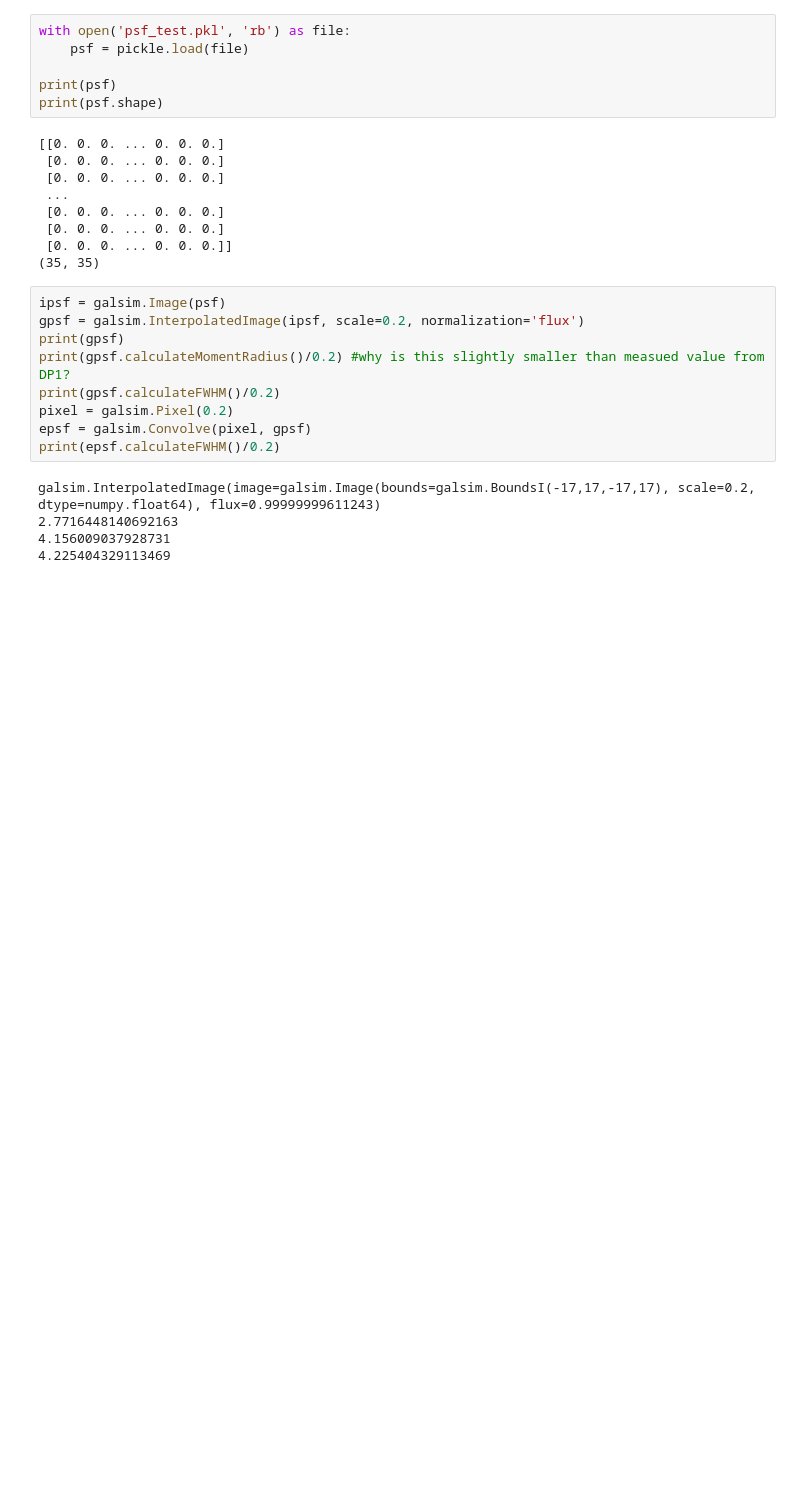
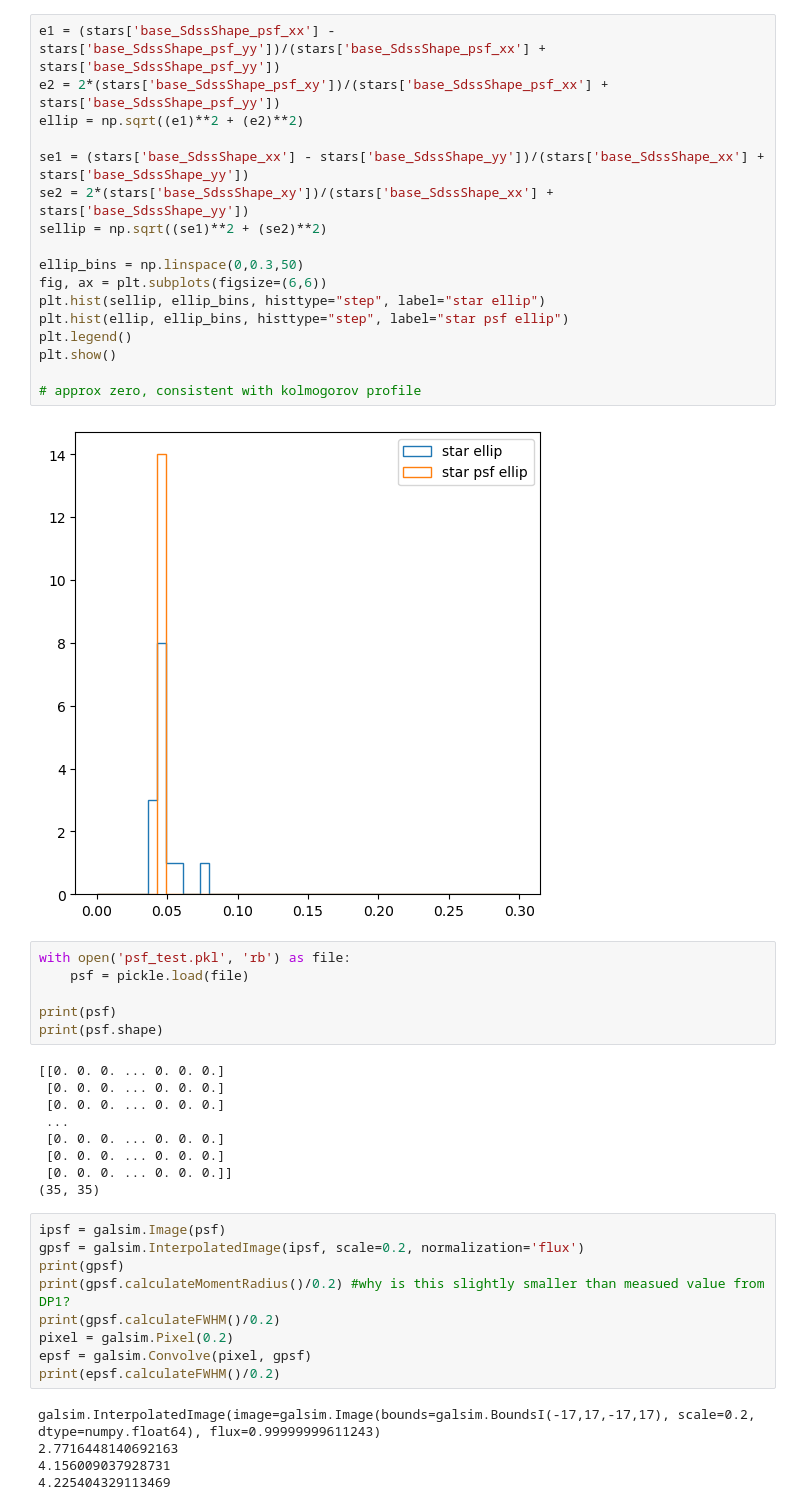
Before and after one commit to philipladuca24/LSST-SimCatVal, a Jupyter notebook: LSST-SimCatVal/testing_psf.ipynb, the cells around one changed output. Saved outputs shown, nothing was run; the diff lists cells and outputs as text; blank space fills up the shorter version.

```diff
--- a/LSST-SimCatVal/testing_psf.ipynb
+++ b/LSST-SimCatVal/testing_psf.ipynb
@@ -6,3 +78,22 @@ import galsim
+# %%
+e1 = (stars['base_SdssShape_psf_xx'] - stars['base_SdssShape_psf_yy'])/(stars['base_SdssShape_psf_xx'] + stars['base_SdssShape_psf_yy'])
+e2 = 2*(stars['base_SdssShape_psf_xy'])/(stars['base_SdssShape_psf_xx'] + stars['base_SdssShape_psf_yy'])
+ellip = np.sqrt((e1)**2 + (e2)**2)
+
+se1 = (stars['base_SdssShape_xx'] - stars['base_SdssShape_yy'])/(stars['base_SdssShape_xx'] + stars['base_SdssShape_yy'])
+se2 = 2*(stars['base_SdssShape_xy'])/(stars['base_SdssShape_xx'] + stars['base_SdssShape_yy'])
+sellip = np.sqrt((se1)**2 + (se2)**2)
+
+ellip_bins = np.linspace(0,0.3,50)
+fig, ax = plt.subplots(figsize=(6,6))
+plt.hist(sellip, ellip_bins, histtype="step", label="star ellip")
+plt.hist(ellip, ellip_bins, histtype="step", label="star psf ellip")
+plt.legend()
+plt.show()
+
+# approx zero, consistent with kolmogorov profile
+# %% [output]
+[figure, added]
 # %%
 with open('psf_test.pkl', 'rb') as file:
     psf = pickle.load(file)
```
Also changed, not shown: parts of 7 cells of this notebook, 2 other files.
